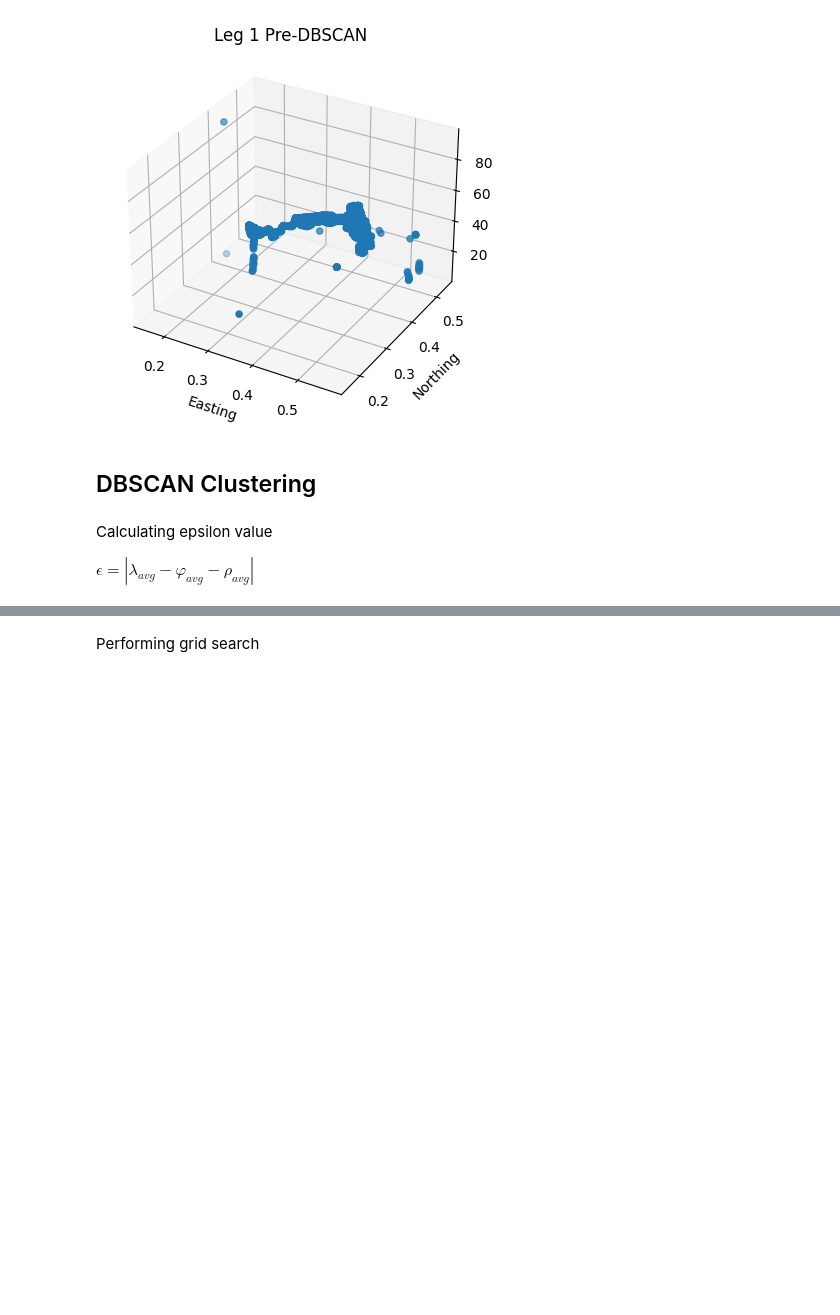
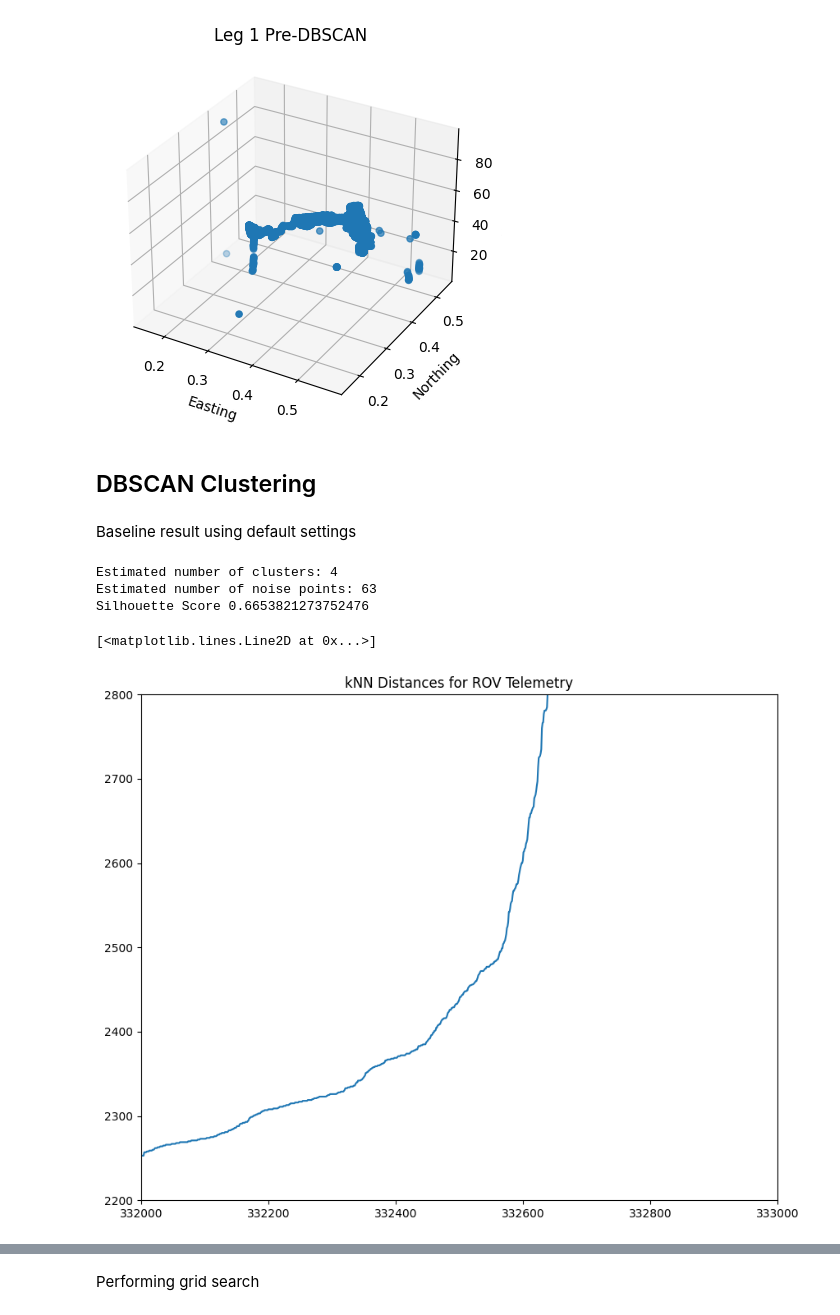
Before and after one commit to daveg1/Honours-Clustering-Telemetry, a Jupyter notebook: Python/2_dbscan_sgs.ipynb, the cells around one changed output, grey strips where cells are left out. Drawn from its saved outputs; the diff is of its cells as text; code cells hidden in the pictures; blank space fills up the shorter version.

```diff
--- a/Python/2_dbscan_sgs.ipynb
+++ b/Python/2_dbscan_sgs.ipynb
@@ -98,9 +98,39 @@ plot3d(X, 'Leg 1 Pre-DBSCAN')
 [figure]
 # %% [markdown]
 ## DBSCAN Clustering
-# %% [markdown]
-Calculating epsilon value
-
-$
-\epsilon=|\lambda_{avg} - \varphi_{avg} - \rho_{avg}|
-$
+# %% [markdown]
+Baseline result using default settings
+# %%
+db = DBSCAN(eps=0.5, min_samples=5).fit(X)
+labels = db.labels_
+
+# Number of clusters in labels, ignoring noise if present.
+n_clusters_ = len(set(labels)) - (1 if -1 in labels else 0)
+n_noise_ = list(labels).count(-1)
+
+print(f'Estimated number of clusters: {n_clusters_}')
+print(f'Estimated number of noise points: {n_noise_}')
+
+silhouette = metrics.silhouette_score(X, labels, sample_size=30000)
+# davies_bouldin = metrics.davies_bouldin_score(X, labels, sample_size=30000)
+
+print(f'Silhouette Score {silhouette}')
+# print(f'Davies-Bouldin {davies_bouldin}')
+# %% [output]
+Estimated number of clusters: 4
+Estimated number of noise points: 63
+Silhouette Score 0.6653821273752476
+# %%
+nn = NearestNeighbors(n_neighbors=20).fit(telemetry)
+distances, indices = nn.kneighbors(telemetry)
+distances = np.sort(distances, axis=0)
+distances = distances[:,1]
+
+plt.figure(figsize=(10,8))
+plt.xlim(332000,333000)
+plt.ylim(2200,2800)
+plt.title('kNN Distances for ROV Telemetry')
+plt.plot(distances)
+# %% [output]
+[<matplotlib.lines.Line2D at 0x...>]
+[figure, added]
```
Also changed, not shown: parts of 7 cells of this notebook, 5 other files.
